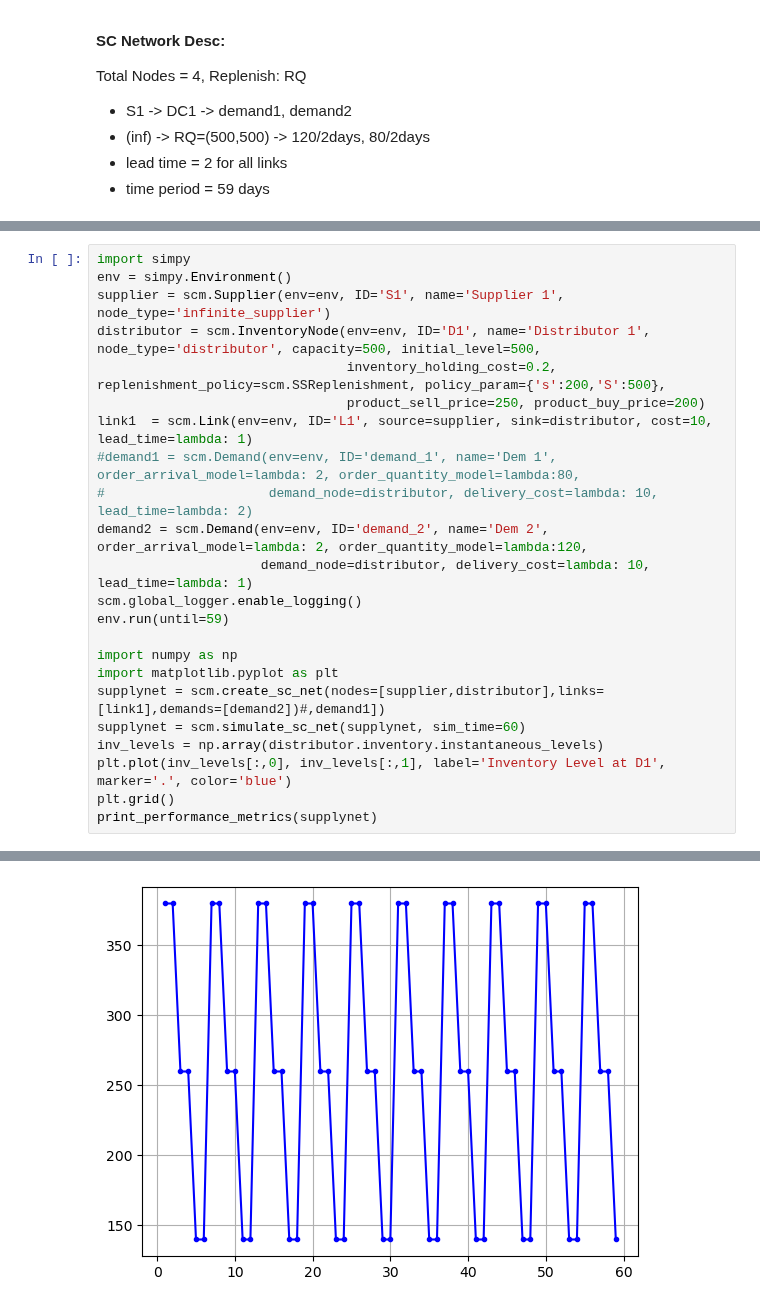
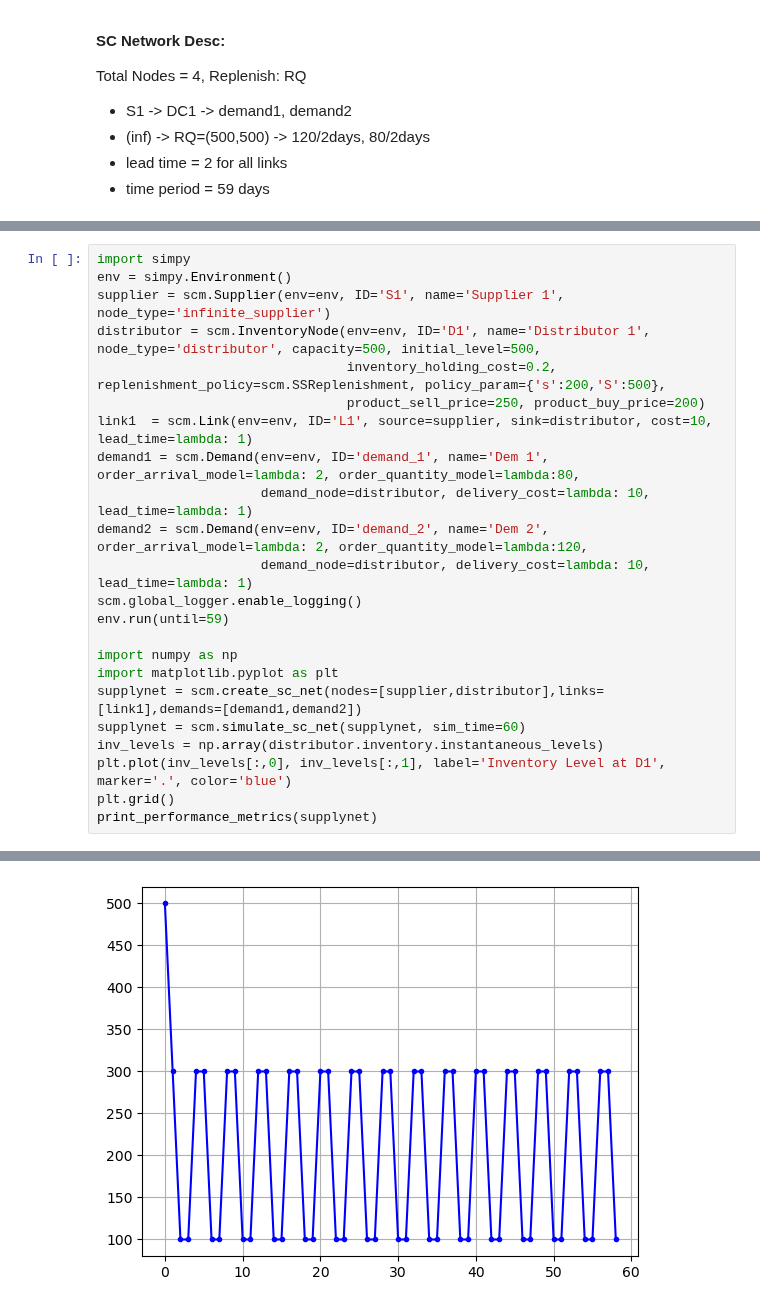
Before and after one commit to SupplyChainSimulation/SupplyNetPy, a Jupyter notebook: examples/ex17_replenish_cmp_any.ipynb, the cells around one changed output, grey strips where cells are left out. Cells and saved outputs as stored; diff of their text form.

```diff
--- a/examples/ex17_replenish_cmp_any.ipynb
+++ b/examples/ex17_replenish_cmp_any.ipynb
@@ -145,8 +181,8 @@ distributor = scm.InventoryNode(env=env, ID='D1', name='Distributor 1', node_typ
                                 inventory_holding_cost=0.2, replenishment_policy=scm.SSReplenishment, policy_param={'s':200,'S':500},
                                 product_sell_price=250, product_buy_price=200)
 link1  = scm.Link(env=env, ID='L1', source=supplier, sink=distributor, cost=10, lead_time=lambda: 1)
-#demand1 = scm.Demand(env=env, ID='demand_1', name='Dem 1', order_arrival_model=lambda: 2, order_quantity_model=lambda:80,
-#                     demand_node=distributor, delivery_cost=lambda: 10, lead_time=lambda: 2)
+demand1 = scm.Demand(env=env, ID='demand_1', name='Dem 1', order_arrival_model=lambda: 2, order_quantity_model=lambda:80,
+                     demand_node=distributor, delivery_cost=lambda: 10, lead_time=lambda: 1)
 demand2 = scm.Demand(env=env, ID='demand_2', name='Dem 2', order_arrival_model=lambda: 2, order_quantity_model=lambda:120,
                      demand_node=distributor, delivery_cost=lambda: 10, lead_time=lambda: 1)
 scm.global_logger.enable_logging()
@@ -154,7 +190,7 @@ env.run(until=59)
 
 import numpy as np
 import matplotlib.pyplot as plt
-supplynet = scm.create_sc_net(nodes=[supplier,distributor],links=[link1],demands=[demand2])#,demand1])
+supplynet = scm.create_sc_net(nodes=[supplier,distributor],links=[link1],demands=[demand1,demand2])
 supplynet = scm.simulate_sc_net(supplynet, sim_time=60)
 inv_levels = np.array(distributor.inventory.instantaneous_levels)
 plt.plot(inv_levels[:,0], inv_levels[:,1], label='Inventory Level at D1', marker='.', color='blue')
@@ -198 +234 @@ Average Cost per Item: 90.575
-[figure, old version]
+[figure, new version]
```
Also changed, not shown: parts of 11 cells of this notebook, 10 other files.
